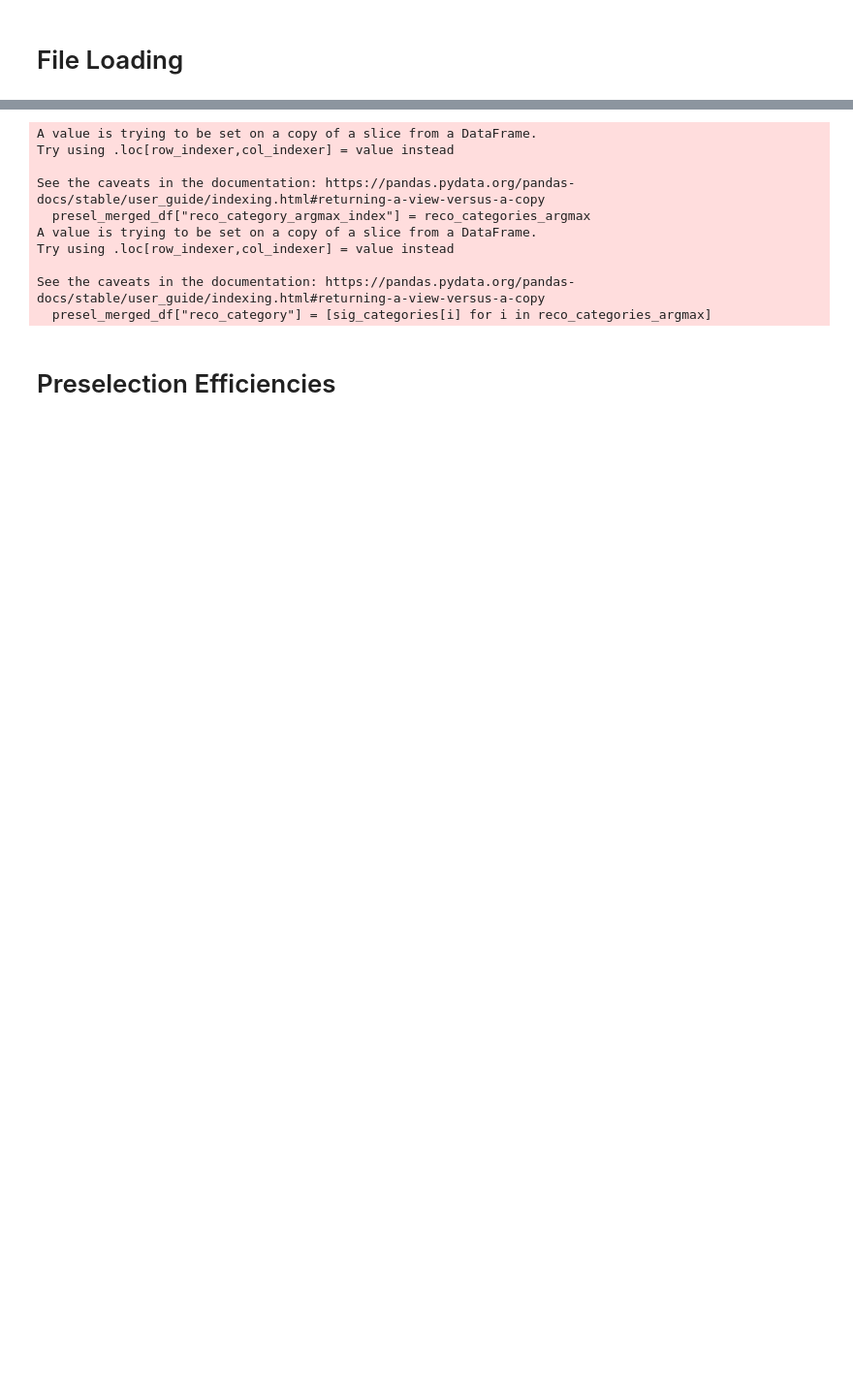
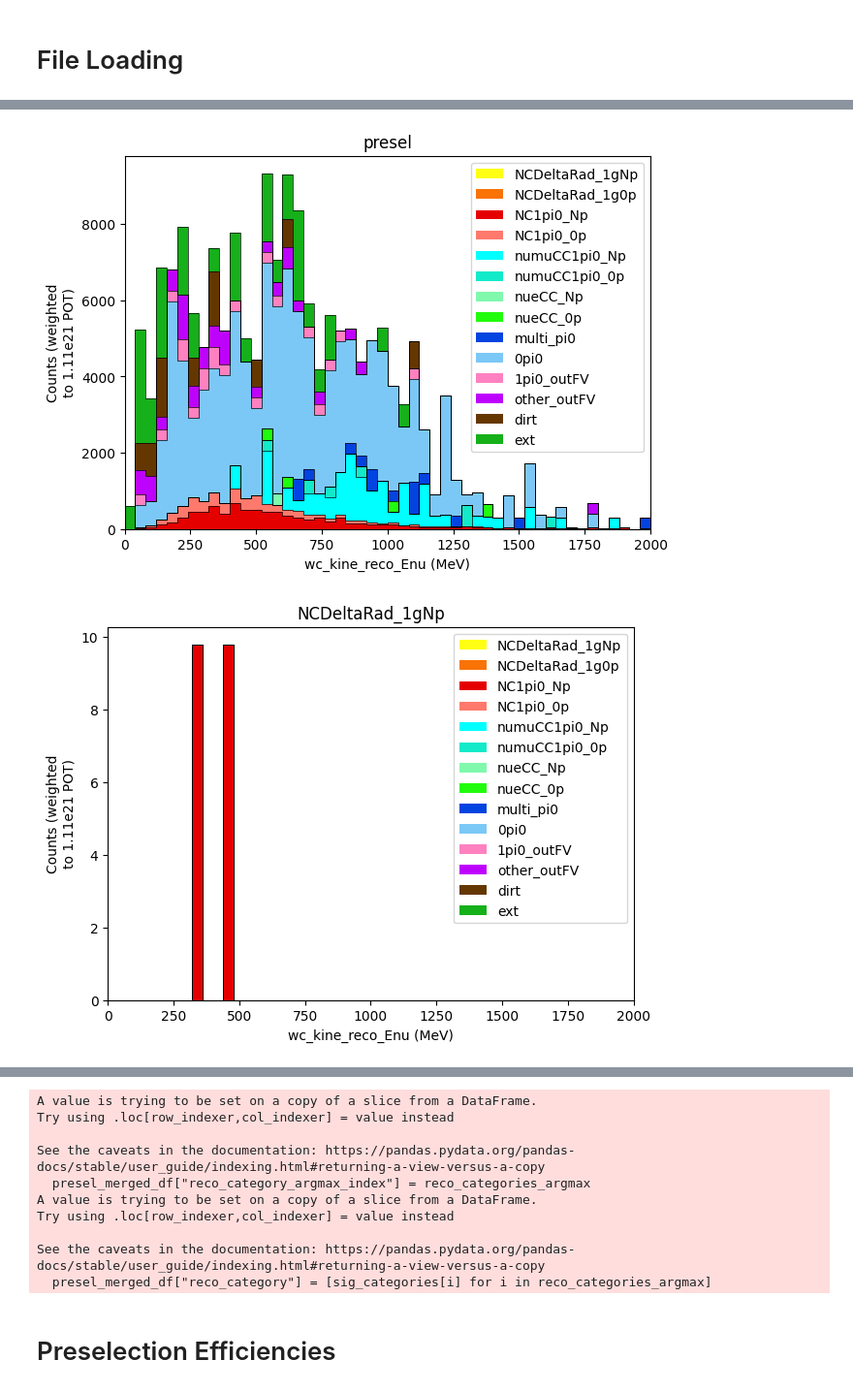
Before and after one commit to leehagaman/uboone_ngem, a Jupyter notebook: ipynb_notebooks/efficiencies.ipynb, the cells around one changed output, grey strips where cells are left out. Shown at 97% size. Drawn from its saved outputs; the diff is of its cells as text; code cells hidden in the pictures; blank space fills up the shorter version.

```diff
--- a/ipynb_notebooks/efficiencies.ipynb
+++ b/ipynb_notebooks/efficiencies.ipynb
@@ -86,0 +123,61 @@ presel_merged_df.shape=(178403, 218)
+# %%
+# plotting NC Delta Rad 1gNp vs 1g0p and Erin Inclusive 1g selections
+
+for sel in ["presel", "NCDeltaRad_1gNp", "NCDeltaRad_1g0p", "erin_inclusive_1g"]:
+    for breakdown_type in ["physics"]: #["topological", "physics", "filetype"]:
+        if breakdown_type == "topological":
+            breakdown_labels = topological_category_labels
+            breakdown_colors = topological_category_colors
+            breakdown_queries = []
+            for label in breakdown_labels:
+                breakdown_queries.append(f"topological_signal_category == '{label}'")
+        elif breakdown_type == "physics":
+            breakdown_labels = physics_category_labels
+            breakdown_colors = physics_category_colors
+            breakdown_queries = []
+            for label in breakdown_labels:
+                breakdown_queries.append(f"physics_signal_category == '{label}'")
+        elif breakdown_type == "filetype":
+            breakdown_labels = filetype_category_labels
+            breakdown_colors = filetype_category_colors
+            breakdown_queries = []
+            for label in breakdown_labels:
+                breakdown_queries.append(f"filetype == '{label}'")
+        else:
+            raise ValueError("Invalid breakdown type")
+
+        plt.figure(figsize=(7, 5))
+
+        bins = np.linspace(0, 2000, 51)
+        bin_centers = (bins[:-1] + bins[1:]) / 2
+        multi_bin_centers = [bin_centers] * len(breakdown_labels)
+        outline_colors = ["k"] * len(breakdown_labels)
+
+        if sel == "presel":
+            sel_df = presel_merged_df
+        elif sel == "NCDeltaRad_1gNp":
+            sel_df = presel_merged_df.query("wc_kine_reco_Enu > 0 and wc_nc_delta_score > 2.61 and wc_reco_num_protons>0")
+        elif sel == "NCDeltaRad_1g0p":
+            sel_df = presel_merged_df.query("wc_kine_reco_Enu > 0 and wc_nc_delta_score > 2.61 and wc_reco_num_protons==0")
+        elif sel == "erin_inclusive_1g":
+            sel_df = presel_merged_df.query("erin_inclusive_1g_sel == 1")
+        else:
+            raise ValueError("Invalid selection")
+
+        counts = []
+        for breakdown_i, breakdown_label in enumerate(breakdown_labels):
+            curr_df = sel_df.query(breakdown_queries[breakdown_i])
+            counts.append(np.histogram(curr_df["wc_kine_reco_Enu"].to_numpy(), weights=curr_df["wc_net_weight"].to_numpy(), bins=bins)[0])
+
+        plt.hist(multi_bin_centers, weights=counts, bins=bins, color=breakdown_colors, stacked=True, label=breakdown_labels)
+        plt.hist(multi_bin_centers, weights=counts, bins=bins, color=outline_colors, histtype="step", lw=0.5, stacked=True)
+
+        plt.xlabel(r"wc_kine_reco_Enu (MeV)")
+        plt.ylabel("Counts (weighted\nto 1.11e21 POT)")
+        plt.xlim(bins[0], bins[-1])
+        plt.legend(loc="upper right")
+        plt.title(sel)
+        plt.show()
+# %% [output]
+[figure, added]
+[figure, added]
```
Also changed, not shown: parts of 18 cells of this notebook, 5 other files.
